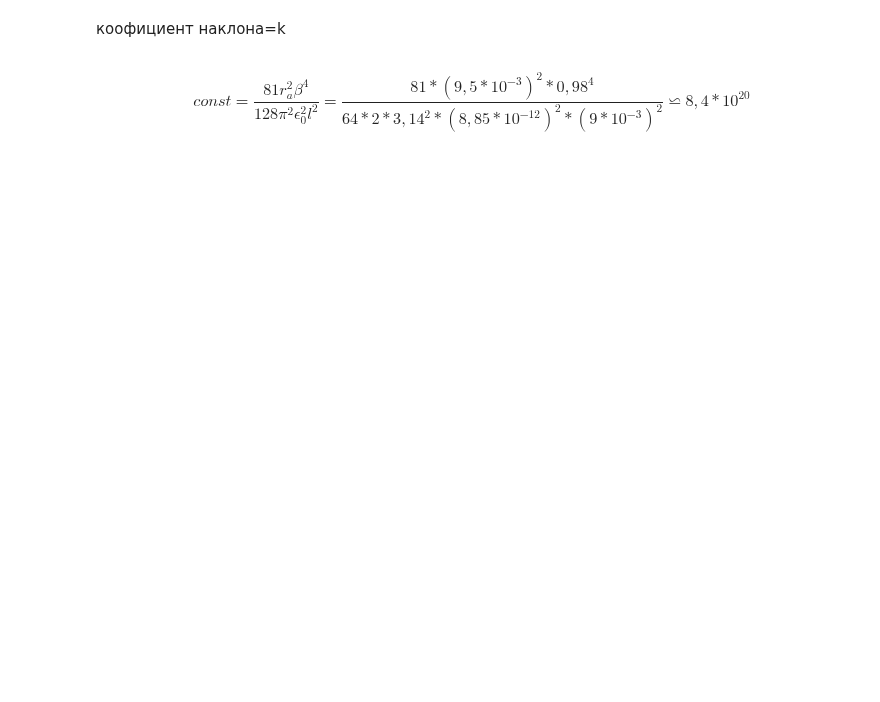
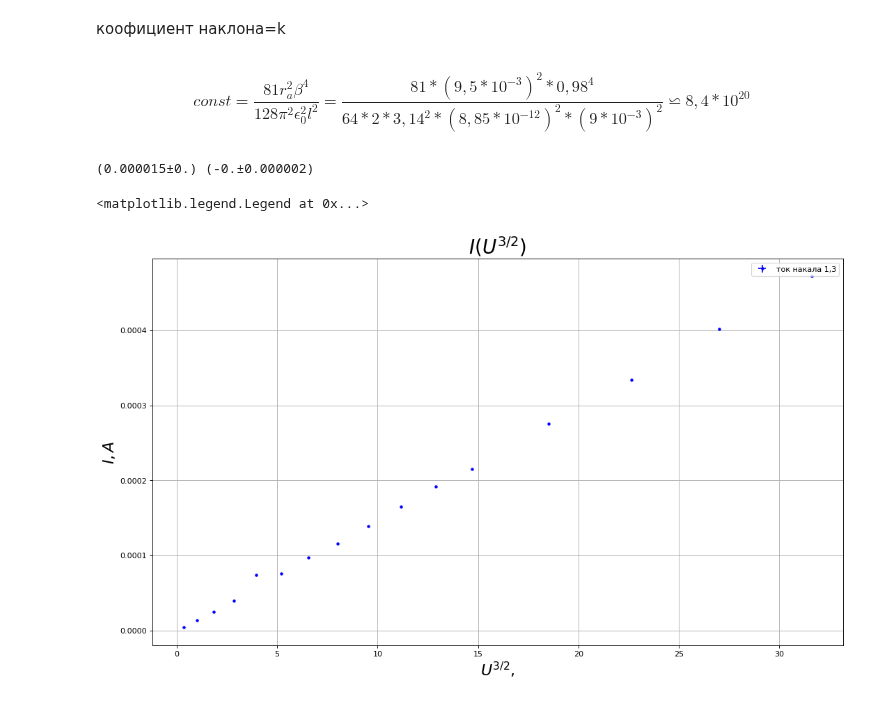
Before and after one commit to skolkovo-bba/labs3, a Jupyter notebook: 3.3.2/3.3.2.ipynb, the cells around one changed output. Cells and saved outputs as stored; diff of their text form; code cells hidden in the pictures; blank space fills up the shorter version.

```diff
--- a/3.3.2/3.3.2.ipynb
+++ b/3.3.2/3.3.2.ipynb
@@ -76,3 +83,21 @@ plt.legend()
 # %% [markdown]
 
 $$const= \dfrac{81r_a^2\beta^4}{128\pi^2\epsilon_0^2l^2} = \dfrac {81* (9,5*10^{-3})^2*0,98^4}{64*2*3,14^2*(8,85*10^{-12})^2*(9*10^{-3})^2} \backsimeq 8,4 * 10^{20}$$
+# %%
+z = df[df.I1 == 1.3][df.V <= 10.0]
+m = df[df.I1 == 1.4][df.V <= 10.0]
+v = df[df.I1 == 1.5][df.V <= 10.0]
+# %%
+k1, b1 = curve_fit(line, z["V3/2"], z["I"])
+print(k1, b1)
+plt.figure(figsize=(16, 9), dpi=80)
+plt.errorbar(x=z["V3/2"], xerr=z["V3/2"].agg(err), y=z["I"], yerr=z["I"].agg(err), fmt='.', label='ток накала 1,3', color="blue")
+plt.title(r"$I(U^{3/2})$", fontsize=25)
+plt.xlabel(r"$U^{3/2}, $", fontsize=20)
+plt.ylabel(r"$I, А$", fontsize=20)
+plt.grid(True)
+plt.legend()
+# %% [output]
+(0.000015±0.) (-0.±0.000002)
+<matplotlib.legend.Legend at 0x...>
+[figure, added]
```
Also changed, not shown: parts of 6 cells of this notebook.
